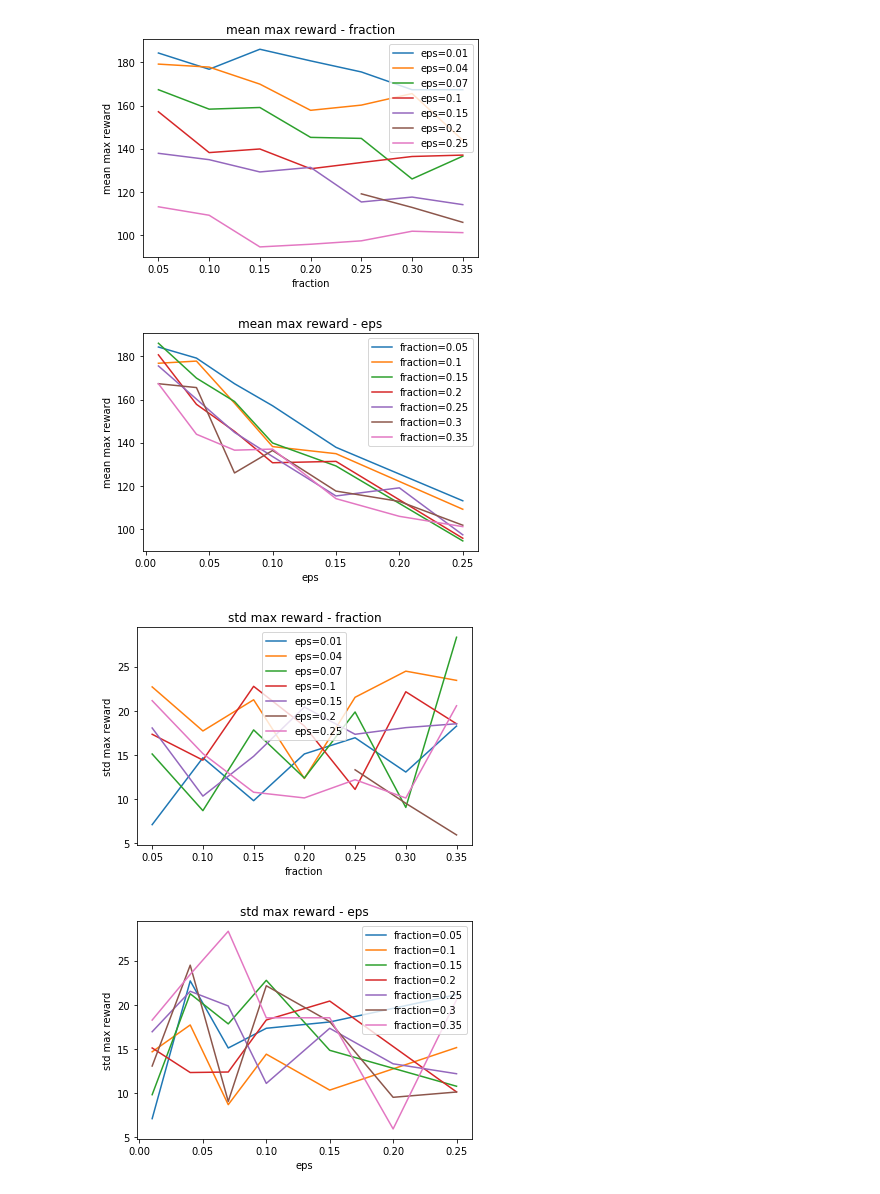
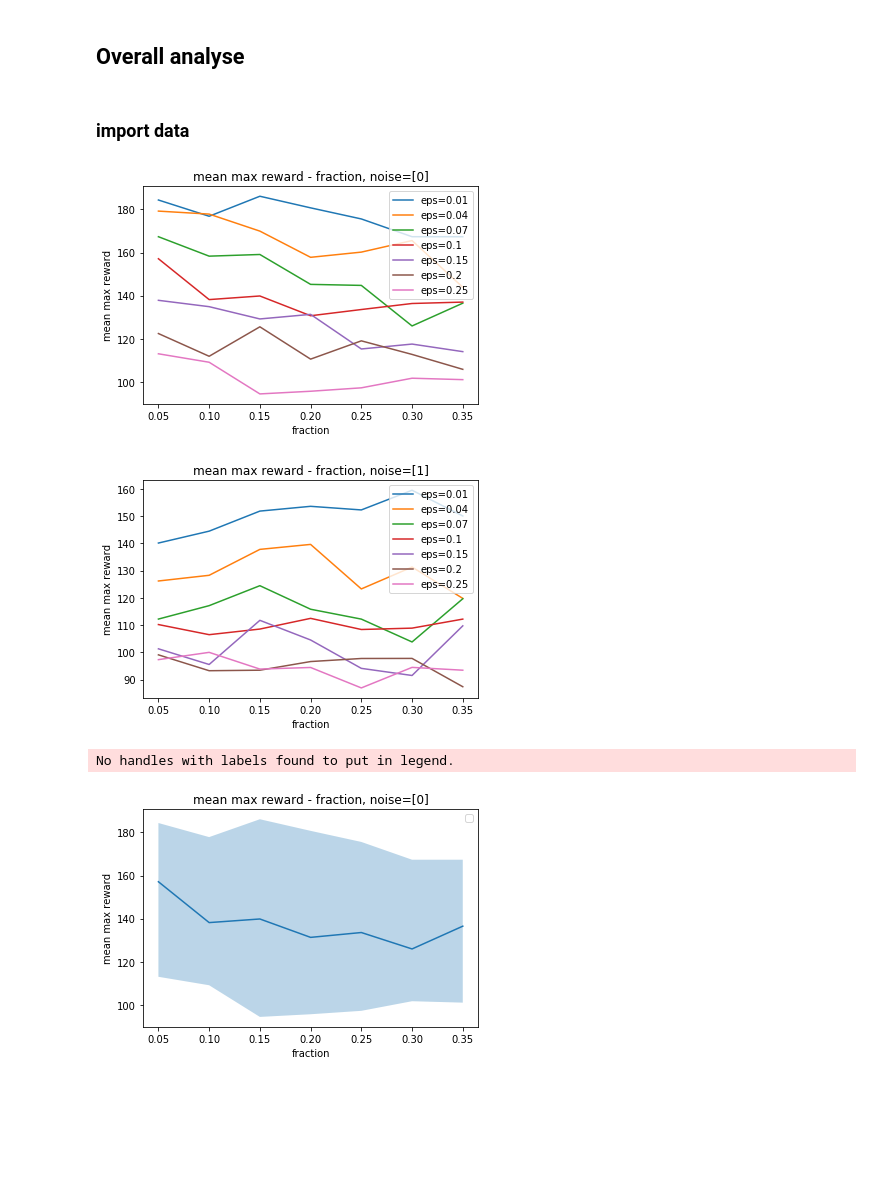
Before and after one commit to qifanz/baselines_GTL, a Jupyter notebook: baselines/deepq/plots.ipynb, the cells around one changed output. Drawn from its saved outputs; the diff is of its cells as text; code cells hidden in the pictures; blank space fills up the shorter version.

Commit message:
updated plots

```diff
--- a/baselines/deepq/plots.ipynb
+++ b/baselines/deepq/plots.ipynb
@@ -43,0 +19,16 @@ def plot(xlabel,ylabel,zlabel):
+# %%
+def filterdata(data,Filter):
+    filtered_data=[]
+    for row in data:
+        b_append=True
+        for k,v in Filter.items():
+            key=label_dict[k]
+            b_append_sub=True
+            for vv in v:
+                if abs(row[key] - vv)>0.001:
+                    b_append_sub=False
+            if b_append_sub==False:
+                b_append=False
+        if b_append==True:
+            filtered_data.append(row)
+    return filtered_data
@@ -44,13 +129,24 @@ def plot(xlabel,ylabel,zlabel):
+# %% [markdown]
+## Overall analyse
+# %% [markdown]
+### import data
 # %%
-# For each row (eps,fraction), read the corresponding csv file and add the max reward to the log array
-# TODO: replace max reward by mean max reward of different tentatives
-for i in range (0,len(log),1):
+#import data
+for i in range (0,len(data),1):
     max_reward=[]
     step_to_max=[]
     for tentative in range(1,TENTATIVES+1,1):
         # Dir name is eps_fraction/tentative
-        dir = log[i][0]+'_'+log[i][1]
-        log2 = [l.split("\n")[0].split(",") for l in open(os.path.join('./log', dir, str(tentative),'progress.csv')).readlines()]
+        if data[i][2]==0:
+            dir = str(data[i][0])+'_'+str(data[i][1])
+        else :
+            dir = str(data[i][0])+'_'+str(data[i][1])+'_noise'
+        try:
+
+            log2 = [l.split("\n")[0].split(",") for l in open(os.path.join('./log', dir, str(tentative),'progress.csv')).readlines()]
+        except FileNotFoundError:
+            #print("not found")
+            pass
         count = 0
         # Look for the index of mean 100 episodes reward
         for j in log2[0]:
@@ -68,23 +164,16 @@ for i in range (0,len(log),1):
         step_to_max.append(log2[np.argmax(mean_rew_100),index_steps])
     max_reward=np.array(max_reward).astype(np.float32)
     step_to_max=np.array(step_to_max).astype(np.float32)
-    log[i][2]=np.mean(max_reward)
-    log[i][3]=np.std(max_reward)
-    log[i][6]=np.median(step_to_max)
+    data[i][3]=np.mean(max_reward)
+    data[i][4]=np.std(max_reward)
+    data[i][7]=np.median(step_to_max)
 # %%
 # For each eps, plot the evolution of reward according to fraction
-plot(1,2,0)
+plot(data,'fraction','mean max reward','eps',Filter={'noise':[0]})
+plot(data,'fraction','mean max reward','eps',Filter={'noise':[1]})
+plot(data,'fraction','mean max reward',Filter={'noise':[0]})
 # %% [output]
-[figure, old version]
+[figure, new version]
+[figure, added]
+No handles with labels found to put in legend.
+[figure, added]
-# %%
-plot(0,2,1)
-# %% [output]
-[figure, removed]
-# %%
-
-
-plot(1,3,0)
-plot(0,3,1)
-# %% [output]
-[figure, removed]
-[figure, removed]
```
Also changed, not shown: parts of 24 cells of this notebook.
